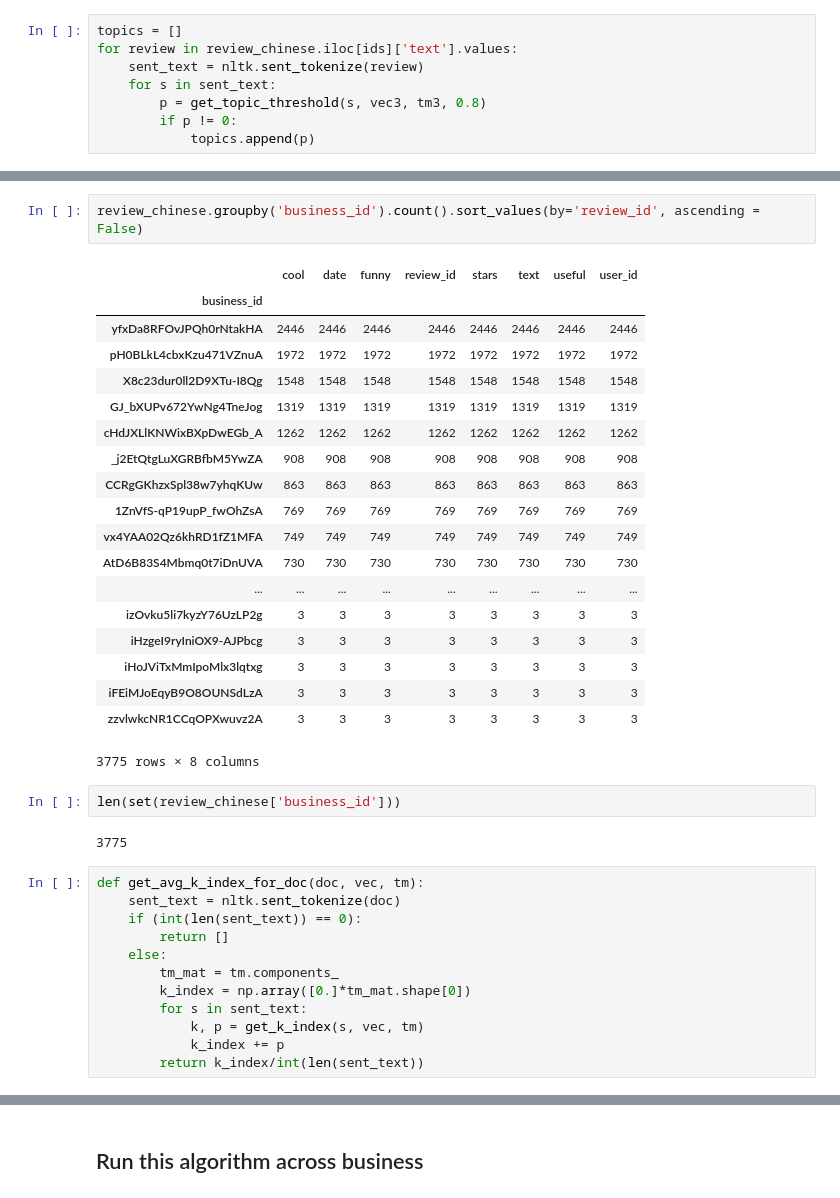
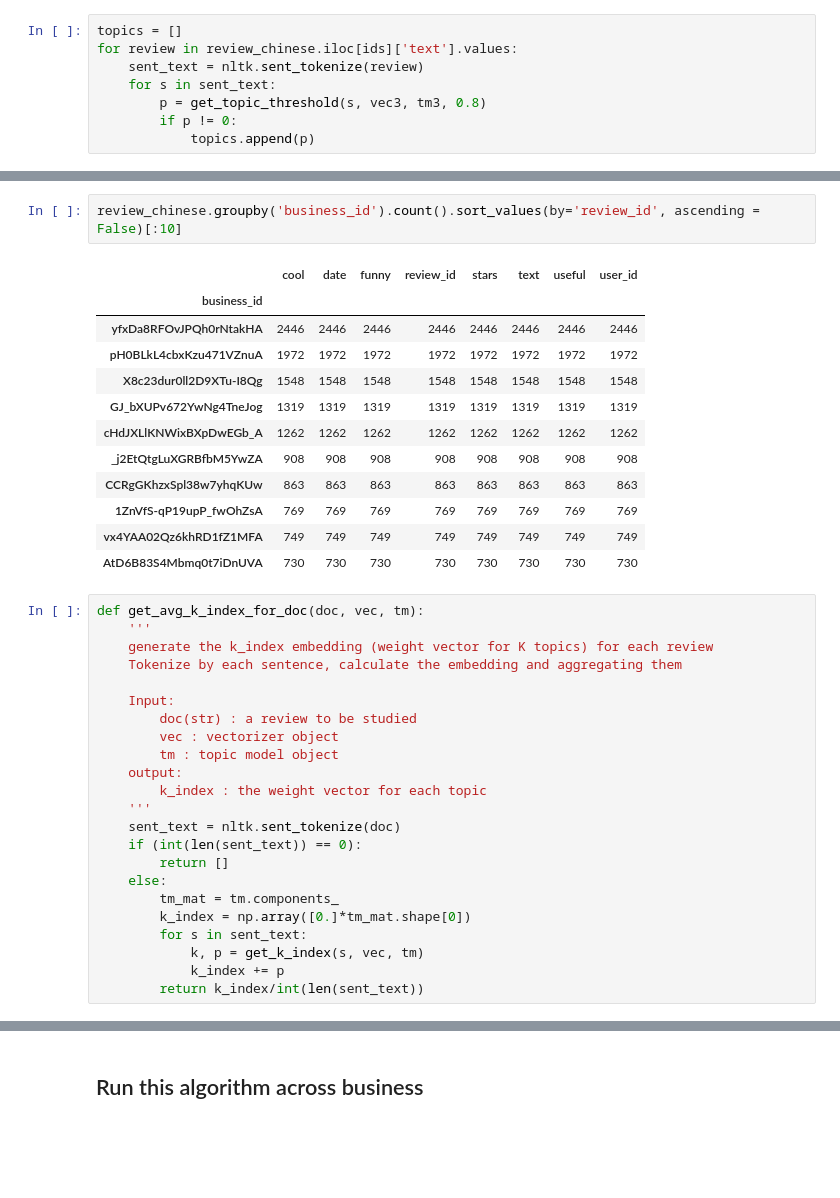
Before and after one commit to CornellDataScience/NLP_Research-FA17, a Jupyter notebook: topic_over_time/notebook/topic_similarity.ipynb, the cells around one changed output, grey strips where cells are left out. Saved outputs shown, nothing was run; the diff lists cells and outputs as text; blank space fills up the shorter version.

```diff
--- a/topic_over_time/notebook/topic_similarity.ipynb
+++ b/topic_over_time/notebook/topic_similarity.ipynb
@@ -281,31 +357,31 @@ plt.show()
 # %%
-review_chinese.groupby('business_id').count().sort_values(by='review_id', ascending = False)
+review_chinese.groupby('business_id').count().sort_values(by='review_id', ascending = False)[:10]
 # %% [output]
 |  | cool | date | funny | review_id | stars | text | useful | user_id |
 | business_id |  |  |  |  |  |  |  |  |
 | yfxDa8RFOvJPQh0rNtakHA | 2446 | 2446 | 2446 | 2446 | 2446 | 2446 | 2446 | 2446 |
 | pH0BLkL4cbxKzu471VZnuA | 1972 | 1972 | 1972 | 1972 | 1972 | 1972 | 1972 | 1972 |
 | X8c23dur0ll2D9XTu-I8Qg | 1548 | 1548 | 1548 | 1548 | 1548 | 1548 | 1548 | 1548 |
 | GJ_bXUPv672YwNg4TneJog | 1319 | 1319 | 1319 | 1319 | 1319 | 1319 | 1319 | 1319 |
 | cHdJXLlKNWixBXpDwEGb_A | 1262 | 1262 | 1262 | 1262 | 1262 | 1262 | 1262 | 1262 |
 | _j2EtQtgLuXGRBfbM5YwZA | 908 | 908 | 908 | 908 | 908 | 908 | 908 | 908 |
 | CCRgGKhzxSpl38w7yhqKUw | 863 | 863 | 863 | 863 | 863 | 863 | 863 | 863 |
 | 1ZnVfS-qP19upP_fwOhZsA | 769 | 769 | 769 | 769 | 769 | 769 | 769 | 769 |
 | vx4YAA02Qz6khRD1fZ1MFA | 749 | 749 | 749 | 749 | 749 | 749 | 749 | 749 |
 | AtD6B83S4Mbmq0t7iDnUVA | 730 | 730 | 730 | 730 | 730 | 730 | 730 | 730 |
-| ... | ... | ... | ... | ... | ... | ... | ... | ... |
-| izOvku5li7kyzY76UzLP2g | 3 | 3 | 3 | 3 | 3 | 3 | 3 | 3 |
-| iHzgeI9ryIniOX9-AJPbcg | 3 | 3 | 3 | 3 | 3 | 3 | 3 | 3 |
-| iHoJViTxMmIpoMlx3lqtxg | 3 | 3 | 3 | 3 | 3 | 3 | 3 | 3 |
-| iFEiMJoEqyB9O8OUNSdLzA | 3 | 3 | 3 | 3 | 3 | 3 | 3 | 3 |
-| zzvlwkcNR1CCqOPXwuvz2A | 3 | 3 | 3 | 3 | 3 | 3 | 3 | 3 |
-3775 rows × 8 columns
-# %%
-len(set(review_chinese['business_id']))
-# %% [output]
-3775
 # %%
 def get_avg_k_index_for_doc(doc, vec, tm):
+    '''
+    generate the k_index embedding (weight vector for K topics) for each review
+    Tokenize by each sentence, calculate the embedding and aggregating them
+
+    Input:
+        doc(str) : a review to be studied
+        vec : vectorizer object
+        tm : topic model object
+    output:
+        k_index : the weight vector for each topic
+    '''
     sent_text = nltk.sent_tokenize(doc)
     if (int(len(sent_text)) == 0):
         return []
```
Also changed, not shown: parts of 49 cells of this notebook.
